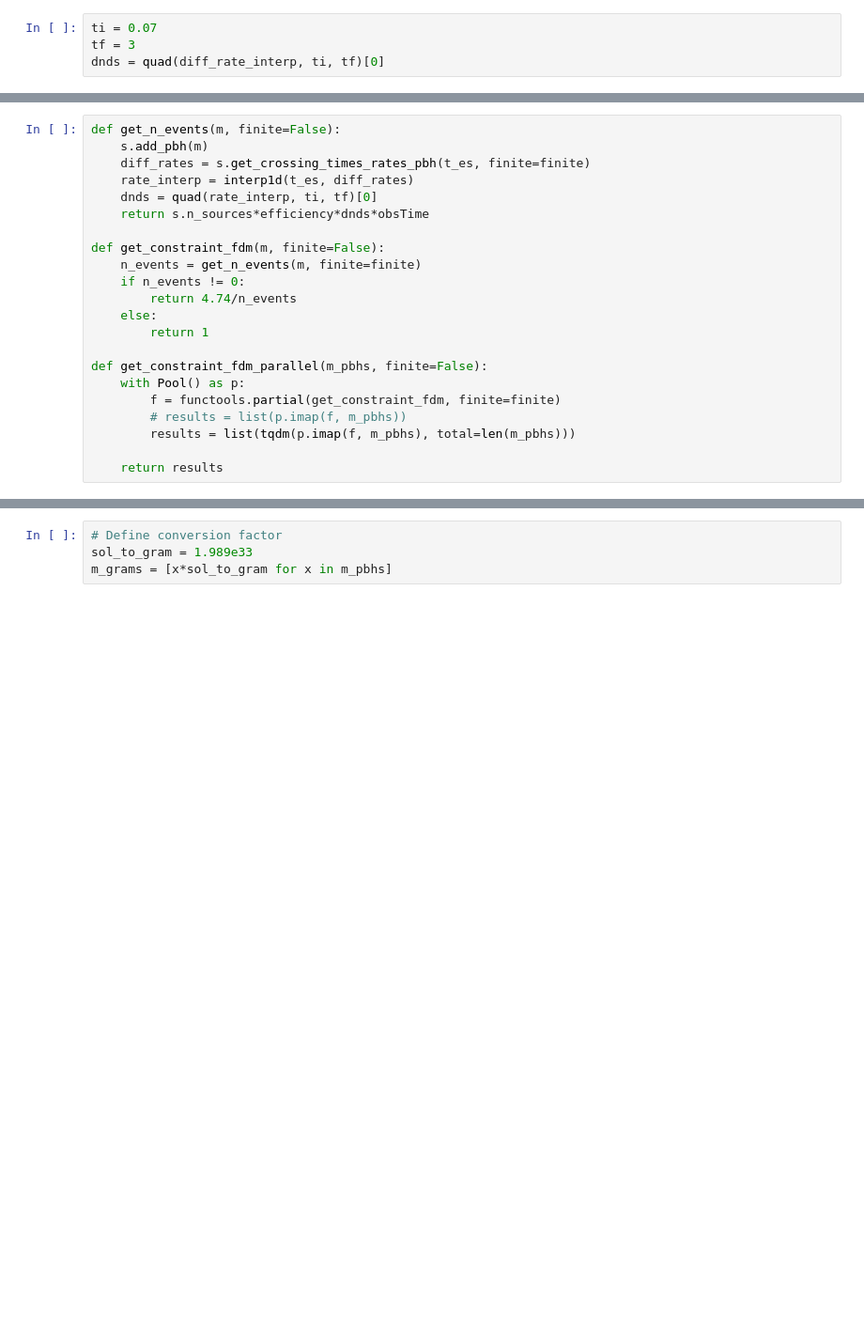
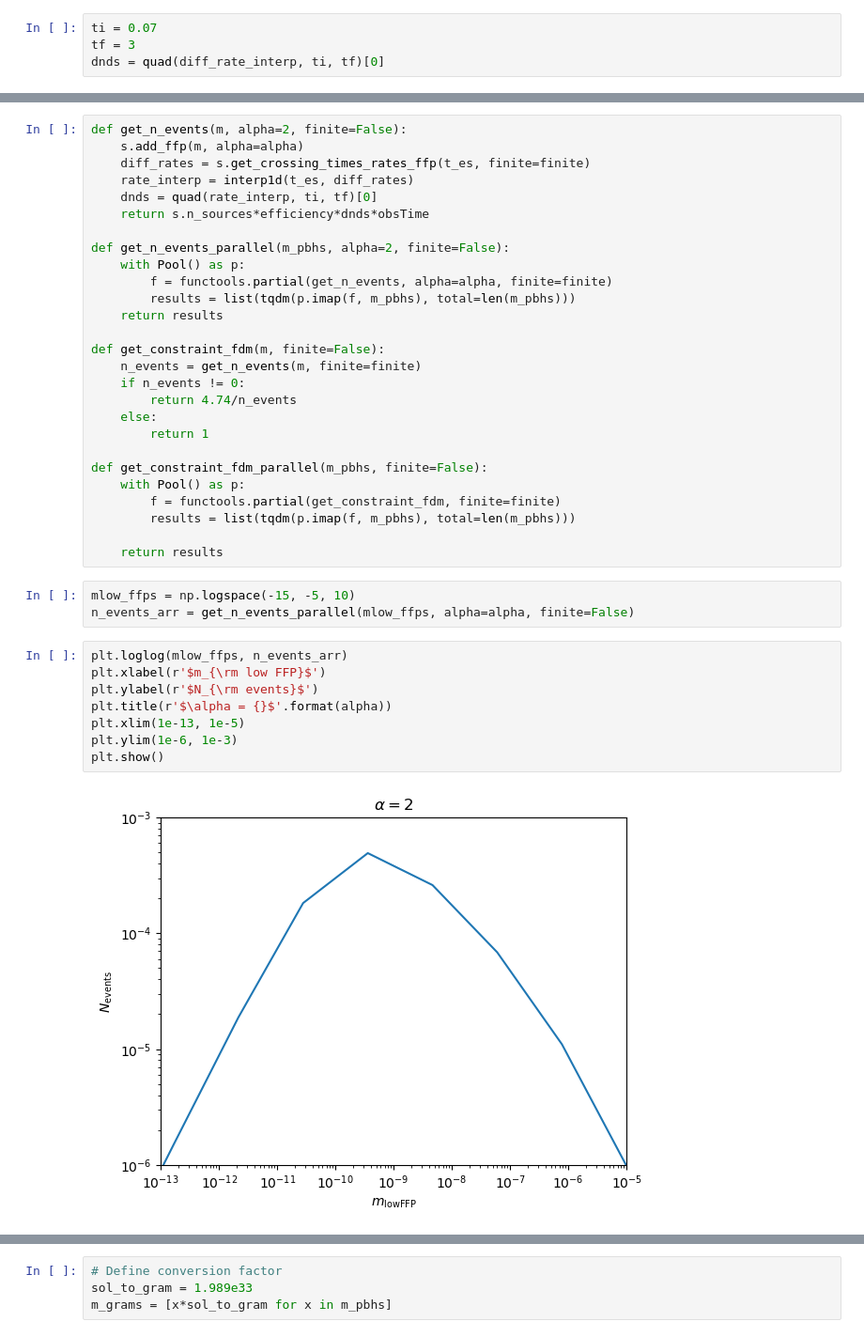
Before and after one commit to NolanSmyth/LensCalcPy, a Jupyter notebook: examples/hsc_ffp.ipynb, the cells around one changed output, grey strips where cells are left out. Shown at 94% size. Drawn from its saved outputs; the diff is of its cells as text; blank space fills up the shorter version.

Commit message:
Calculating number of ffp events

```diff
--- a/examples/hsc_ffp.ipynb
+++ b/examples/hsc_ffp.ipynb
@@ -53,10 +58,16 @@ s.n_sources*efficiency*dnds
 # %%
-def get_n_events(m, finite=False):
-    s.add_pbh(m)
-    diff_rates = s.get_crossing_times_rates_pbh(t_es, finite=finite)
+def get_n_events(m, alpha=2, finite=False):
+    s.add_ffp(m, alpha=alpha)
+    diff_rates = s.get_crossing_times_rates_ffp(t_es, finite=finite)
     rate_interp = interp1d(t_es, diff_rates)
     dnds = quad(rate_interp, ti, tf)[0]
     return s.n_sources*efficiency*dnds*obsTime
+
+def get_n_events_parallel(m_pbhs, alpha=2, finite=False):
+    with Pool() as p:
+        f = functools.partial(get_n_events, alpha=alpha, finite=finite)
+        results = list(tqdm(p.imap(f, m_pbhs), total=len(m_pbhs)))
+    return results
 
 def get_constraint_fdm(m, finite=False):
     n_events = get_n_events(m, finite=finite)
@@ -68,8 +79,20 @@ def get_constraint_fdm(m, finite=False):
 def get_constraint_fdm_parallel(m_pbhs, finite=False):
     with Pool() as p:
         f = functools.partial(get_constraint_fdm, finite=finite)
-        # results = list(p.imap(f, m_pbhs))
         results = list(tqdm(p.imap(f, m_pbhs), total=len(m_pbhs)))
 
     return results
+# %%
+mlow_ffps = np.logspace(-15, -5, 10)
+n_events_arr = get_n_events_parallel(mlow_ffps, alpha=alpha, finite=False)
+# %%
+plt.loglog(mlow_ffps, n_events_arr)
+plt.xlabel(r'$m_{\rm low FFP}$')
+plt.ylabel(r'$N_{\rm events}$')
+plt.title(r'$\alpha = {}$'.format(alpha))
+plt.xlim(1e-13, 1e-5)
+plt.ylim(1e-6, 1e-3)
+plt.show()
+# %% [output]
+[figure, added]
 # %%
```
Also changed, not shown: parts of 7 cells of this notebook, 7 other files.
